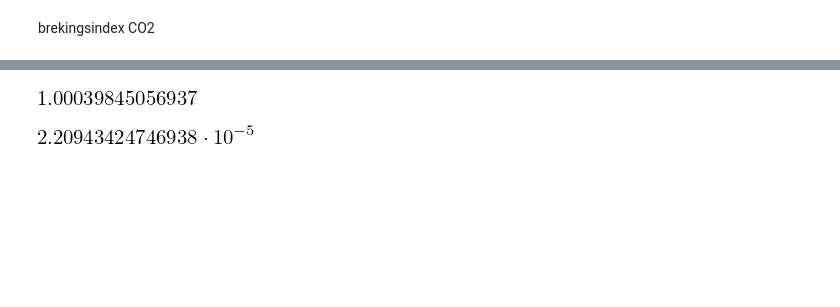
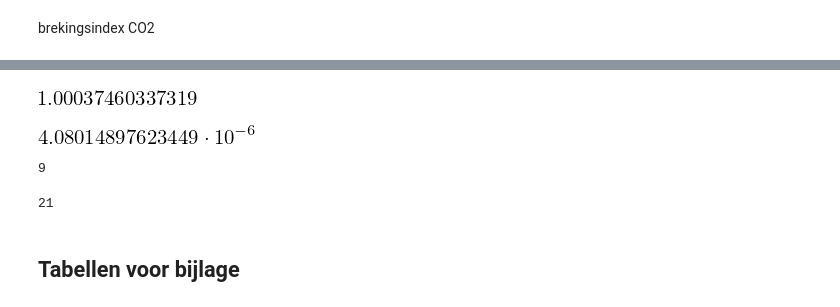
Before and after one commit to Cubedsheep/experimentele-basistechnieken, a Jupyter notebook: michelson/Michelson.ipynb, the cells around one changed output, grey strips where cells are left out. Saved outputs shown, nothing was run; the diff lists cells and outputs as text; code cells hidden in the pictures; blank space fills up the shorter version.

```diff
--- a/michelson/Michelson.ipynb
+++ b/michelson/Michelson.ipynb
@@ -66,0 +66,19 @@ d_frac = error(frac, [N, p], [d_N, dp])
+# %%
+def p(N, rico):
+    return rico*N/1000
+param, covar = opt.curve_fit(p, lucht_frame["tel"], lucht_frame["druk"], (3000),
+                             np.ones_like(lucht_frame["tel"].values))
+# %%
+fig, ax = plt.subplots(1,1)
+
+ax.plot(lucht_frame["tel"], lucht_frame["druk"], '.', label="metingen")
+N = np.linspace(np.min(lucht_frame["tel"].values),
+               np.max(lucht_frame["tel"].values))
+ax.plot(N, p(N, param[0]), label="fit rechte")
+
+ax.set_ylabel("drukverschil [kPa]")
+ax.set_xlabel("aantal lijnen interferentiepatroon geteld")
+plt.legend()
+
+plt.show()
+fig.savefig("lucht.pdf")
@@ -92,0 +114,5 @@ dfrac_lucht = d_frac.subs(subs)
+# %%
+def p(N, rico):
+    return rico*N/1000
+param, covar = opt.curve_fit(p, CO2_frame["tel"], CO2_frame["druk"], (3000),
+                             np.ones_like(CO2_frame["tel"].values))
@@ -93,12 +135,25 @@ dfrac_lucht = d_frac.subs(subs)
+# %%
+f, df = sp.symbols('f, df')
+S_dNdP = error(1/f, [f], [df])
+frac_CO2 = 1/param[0]
+dfrac_CO2 = sp.lambdify([f, df], S_dNdP, "numpy")(param[0], np.sqrt(covar[0]))
 # %%
 dNdP, L, lam, T, T0, p0, n0 = sp.symbols('dN/dP, L, lambda, T, T_0, p_0, n_0')
 SdNdP, SL, Slam, ST, ST0, Sp0 = sp.symbols('S_dN/dP, S_L, S_lambda, S_T, S_T_0, S_p_0')
 eq = sp.Eq(dNdP, 2*L/lam * (n0-1)/T * T0/p0)
 n0 = sp.solve(eq, n0)[0]
 S_n0 = error(n0, [dNdP, L, lam, T, T0, p0], [SdNdP, SL, Slam, ST, ST0, Sp0])
-subs = {dNdP:frac_lucht, L:0.0384, lam:golflengte*1e-6, T:293.15, T0:273.15, p0:1.013e5,
-       SdNdP:dfrac_lucht, SL:0, Slam:d_golflengte*1e-6, ST:1, ST0:0, Sp0:0}
+subs = {dNdP:frac_CO2, L:0.0384, lam:golflengte*1e-6, T:293.15, T0:273.15, p0:1.013e5,
+       SdNdP:dfrac_CO2, SL:0, Slam:d_golflengte*1e-6, ST:1, ST0:0, Sp0:0}
 display(n0.subs(subs), S_n0.subs(subs))
 # %% [output]
-[figure, old version]
+[figure, new version]
-[figure, old version]
+[figure, new version]
+# %%
+display(CO2_frame["tel"].values[10]-1,lucht_frame["druk"].values[10] -
+        CO2_frame["druk"].values[1])
+# %% [output]
+9
+21
+# %% [markdown]
+## Tabellen voor bijlage
```
Also changed, not shown: parts of 15 cells of this notebook, 20 other files.
